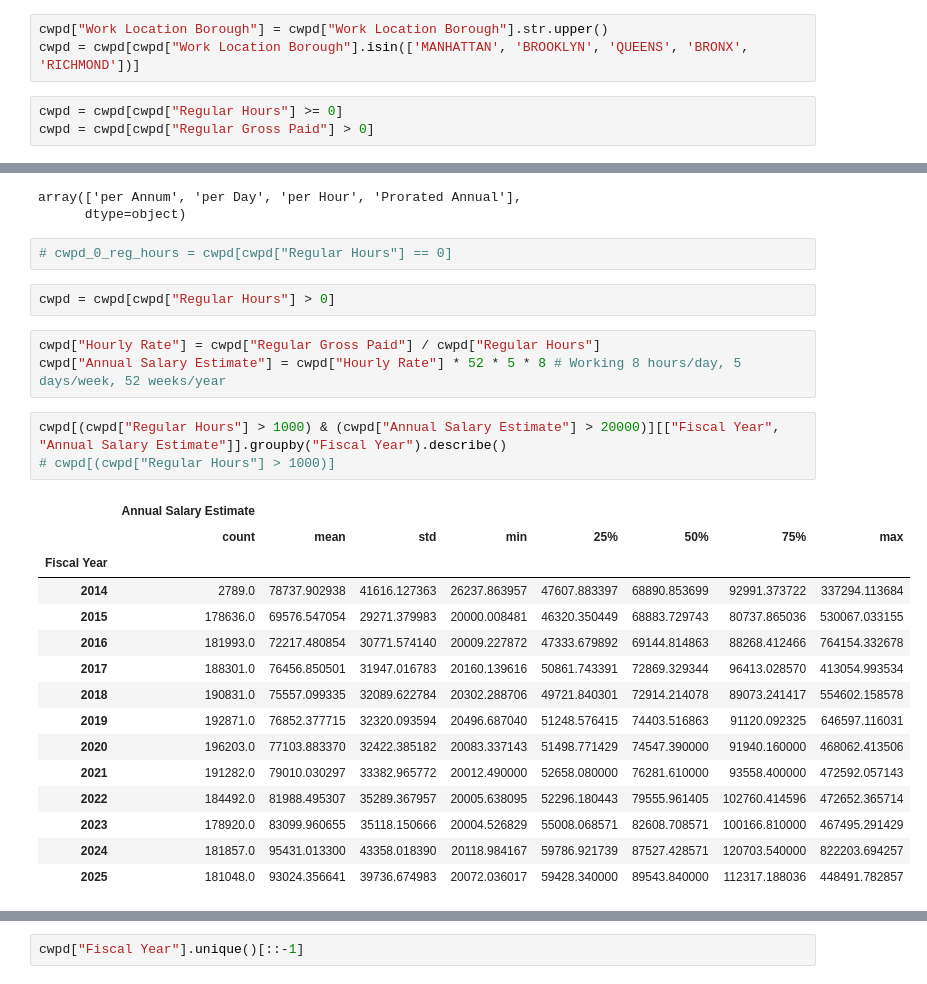
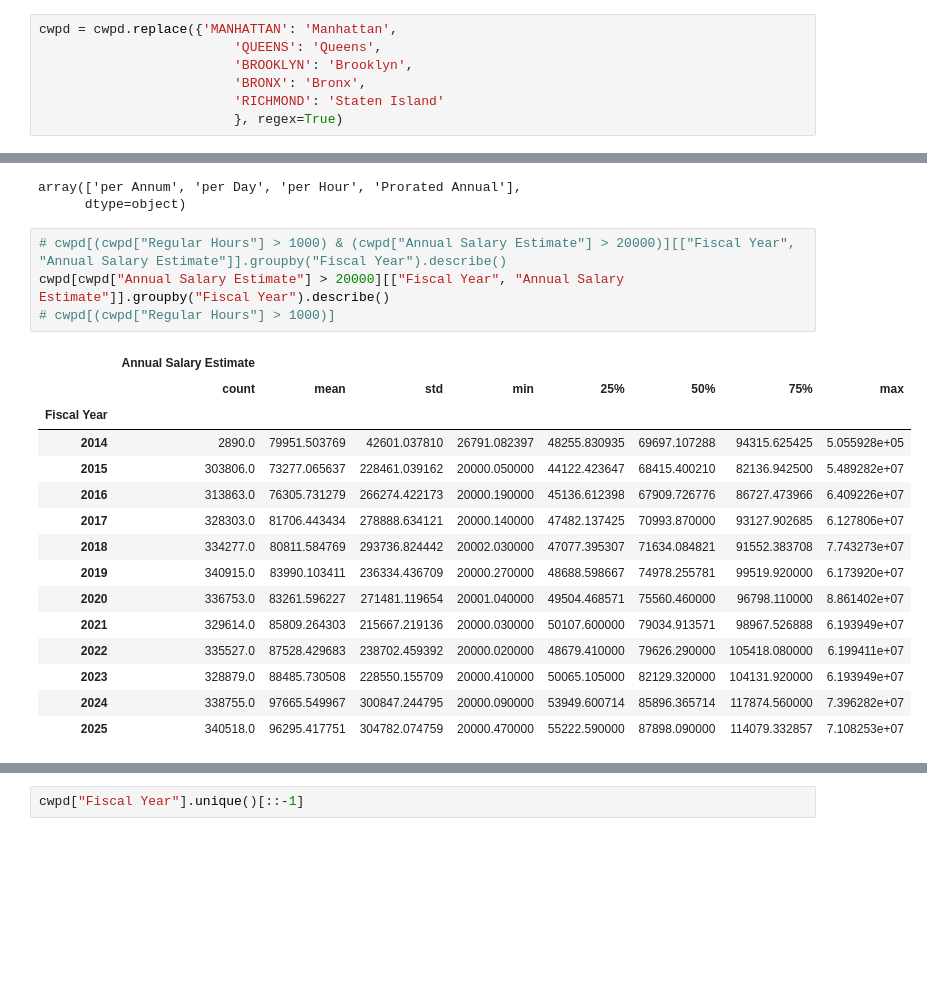
Before and after one commit to NYCRentAndSalary/NYCRentAndSalary.github.io, a Jupyter notebook: data_exploration.ipynb, the cells around one changed output, grey strips where cells are left out. Drawn from its saved outputs; the diff is of its cells as text; blank space fills up the shorter version.

```diff
--- a/data_exploration.ipynb
+++ b/data_exploration.ipynb
@@ -17,9 +30,10 @@ for c in ["Base Salary", "Regular Hours", "Regular Gross Paid", "OT Hours", "Tot
 # %%
-cwpd["Work Location Borough"] = cwpd["Work Location Borough"].str.upper()
-cwpd = cwpd[cwpd["Work Location Borough"].isin(['MANHATTAN', 'BROOKLYN', 'QUEENS', 'BRONX', 'RICHMOND'])]
+cwpd = cwpd.replace({'MANHATTAN': 'Manhattan',
+                         'QUEENS': 'Queens',
+                         'BROOKLYN': 'Brooklyn',
+                         'BRONX': 'Bronx',
+                         'RICHMOND': 'Staten Island'
+                         }, regex=True)
-# %%
-cwpd = cwpd[cwpd["Regular Hours"] >= 0]
-cwpd = cwpd[cwpd["Regular Gross Paid"] > 0]
 # %%
 cwpd[cwpd["Pay Basis"] == "per Annum"]["Regular Gross Paid"].mean()
 # %% [output]
@@ -87,32 +98,26 @@ cwpd["Pay Basis"].unique()
 # %% [output]
 array(['per Annum', 'per Day', 'per Hour', 'Prorated Annual'],
       dtype=object)
-# %%
-# cwpd_0_reg_hours = cwpd[cwpd["Regular Hours"] == 0]
-# %%
-cwpd = cwpd[cwpd["Regular Hours"] > 0]
-# %%
-cwpd["Hourly Rate"] = cwpd["Regular Gross Paid"] / cwpd["Regular Hours"]
-cwpd["Annual Salary Estimate"] = cwpd["Hourly Rate"] * 52 * 5 * 8 # Working 8 hours/day, 5 days/week, 52 weeks/year
 # %%
-cwpd[(cwpd["Regular Hours"] > 1000) & (cwpd["Annual Salary Estimate"] > 20000)][["Fiscal Year", "Annual Salary Estimate"]].groupby("Fiscal Year").describe()
+# cwpd[(cwpd["Regular Hours"] > 1000) & (cwpd["Annual Salary Estimate"] > 20000)][["Fiscal Year", "Annual Salary Estimate"]].groupby("Fiscal Year").describe()
+cwpd[cwpd["Annual Salary Estimate"] > 20000][["Fiscal Year", "Annual Salary Estimate"]].groupby("Fiscal Year").describe()
 # cwpd[(cwpd["Regular Hours"] > 1000)]
 # %% [output]
 |  | Annual Salary Estimate |  |  |  |  |  |  |  |
 |  | count | mean | std | min | 25% | 50% | 75% | max |
 | Fiscal Year |  |  |  |  |  |  |  |  |
-| 2014 | 2789.0 | 78737.902938 | 41616.127363 | 26237.863957 | 47607.883397 | 68890.853699 | 92991.373722 | 337294.113684 |
-| 2015 | 178636.0 | 69576.547054 | 29271.379983 | 20000.008481 | 46320.350449 | 68883.729743 | 80737.865036 | 530067.033155 |
-| 2016 | 181993.0 | 72217.480854 | 30771.574140 | 20009.227872 | 47333.679892 | 69144.814863 | 88268.412466 | 764154.332678 |
-| 2017 | 188301.0 | 76456.850501 | 31947.016783 | 20160.139616 | 50861.743391 | 72869.329344 | 96413.028570 | 413054.993534 |
-| 2018 | 190831.0 | 75557.099335 | 32089.622784 | 20302.288706 | 49721.840301 | 72914.214078 | 89073.241417 | 554602.158578 |
-| 2019 | 192871.0 | 76852.377715 | 32320.093594 | 20496.687040 | 51248.576415 | 74403.516863 | 91120.092325 | 646597.116031 |
-| 2020 | 196203.0 | 77103.883370 | 32422.385182 | 20083.337143 | 51498.771429 | 74547.390000 | 91940.160000 | 468062.413506 |
-| 2021 | 191282.0 | 79010.030297 | 33382.965772 | 20012.490000 | 52658.080000 | 76281.610000 | 93558.400000 | 472592.057143 |
-| 2022 | 184492.0 | 81988.495307 | 35289.367957 | 20005.638095 | 52296.180443 | 79555.961405 | 102760.414596 | 472652.365714 |
-| 2023 | 178920.0 | 83099.960655 | 35118.150666 | 20004.526829 | 55008.068571 | 82608.708571 | 100166.810000 | 467495.291429 |
-| 2024 | 181857.0 | 95431.013300 | 43358.018390 | 20118.984167 | 59786.921739 | 87527.428571 | 120703.540000 | 822203.694257 |
-| 2025 | 181048.0 | 93024.356641 | 39736.674983 | 20072.036017 | 59428.340000 | 89543.840000 | 112317.188036 | 448491.782857 |
+| 2014 | 2890.0 | 79951.503769 | 42601.037810 | 26791.082397 | 48255.830935 | 69697.107288 | 94315.625425 | 5.055928e+05 |
+| 2015 | 303806.0 | 73277.065637 | 228461.039162 | 20000.050000 | 44122.423647 | 68415.400210 | 82136.942500 | 5.489282e+07 |
+| 2016 | 313863.0 | 76305.731279 | 266274.422173 | 20000.190000 | 45136.612398 | 67909.726776 | 86727.473966 | 6.409226e+07 |
+| 2017 | 328303.0 | 81706.443434 | 278888.634121 | 20000.140000 | 47482.137425 | 70993.870000 | 93127.902685 | 6.127806e+07 |
+| 2018 | 334277.0 | 80811.584769 | 293736.824442 | 20002.030000 | 47077.395307 | 71634.084821 | 91552.383708 | 7.743273e+07 |
+| 2019 | 340915.0 | 83990.103411 | 236334.436709 | 20000.270000 | 48688.598667 | 74978.255781 | 99519.920000 | 6.173920e+07 |
+| 2020 | 336753.0 | 83261.596227 | 271481.119654 | 20001.040000 | 49504.468571 | 75560.460000 | 96798.110000 | 8.861402e+07 |
+| 2021 | 329614.0 | 85809.264303 | 215667.219136 | 20000.030000 | 50107.600000 | 79034.913571 | 98967.526888 | 6.193949e+07 |
+| 2022 | 335527.0 | 87528.429683 | 238702.459392 | 20000.020000 | 48679.410000 | 79626.290000 | 105418.080000 | 6.199411e+07 |
+| 2023 | 328879.0 | 88485.730508 | 228550.155709 | 20000.410000 | 50065.105000 | 82129.320000 | 104131.920000 | 6.193949e+07 |
+| 2024 | 338755.0 | 97665.549967 | 300847.244795 | 20000.090000 | 53949.600714 | 85896.365714 | 117874.560000 | 7.396282e+07 |
+| 2025 | 340518.0 | 96295.417751 | 304782.074759 | 20000.470000 | 55222.590000 | 87898.090000 | 114079.332857 | 7.108253e+07 |
 # %%
 cwpd[["Fiscal Year", "Annual Salary Estimate"]].groupby("Fiscal Year").describe()
 # %% [output]
```
Also changed, not shown: parts of 36 cells of this notebook.
